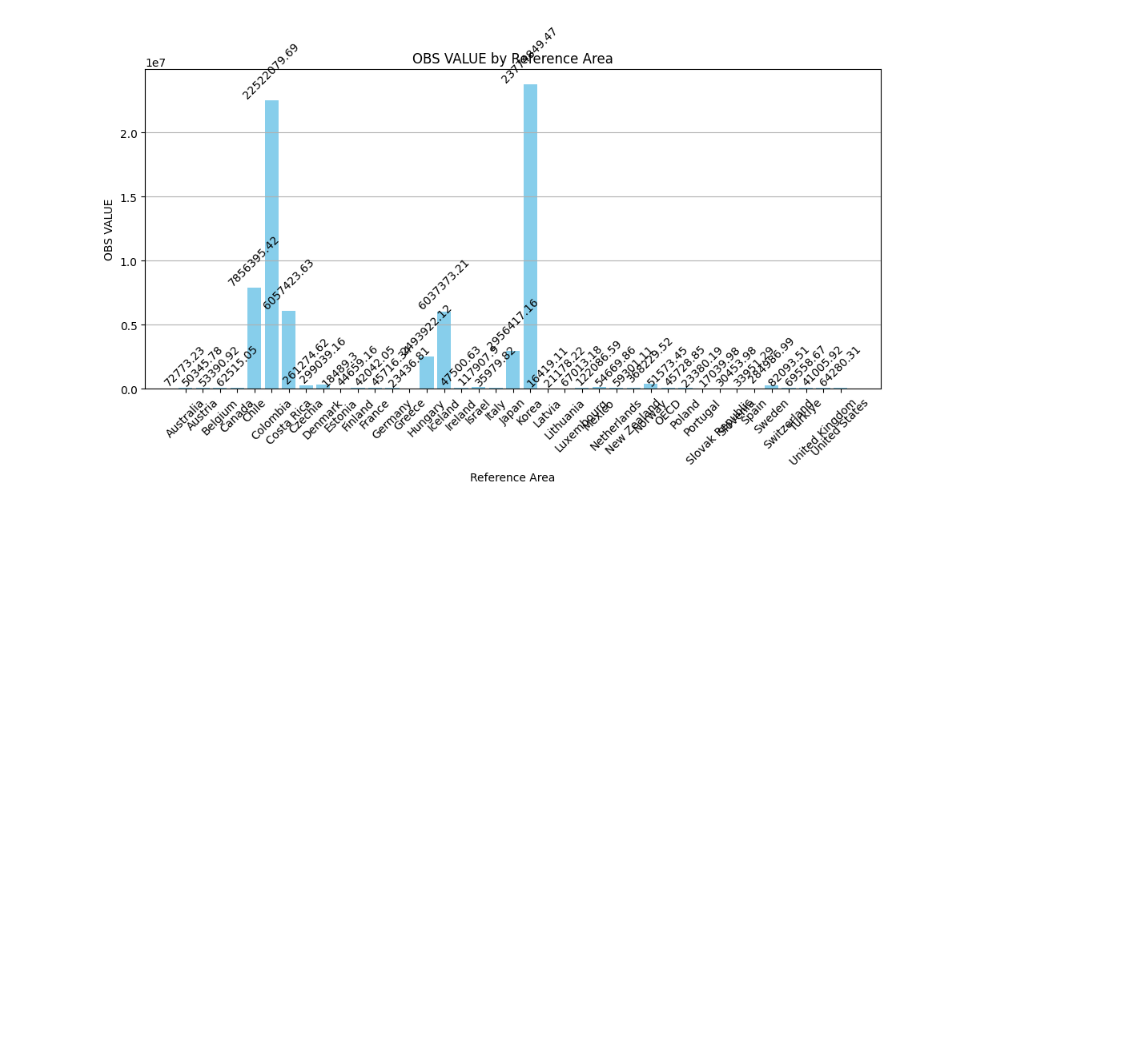
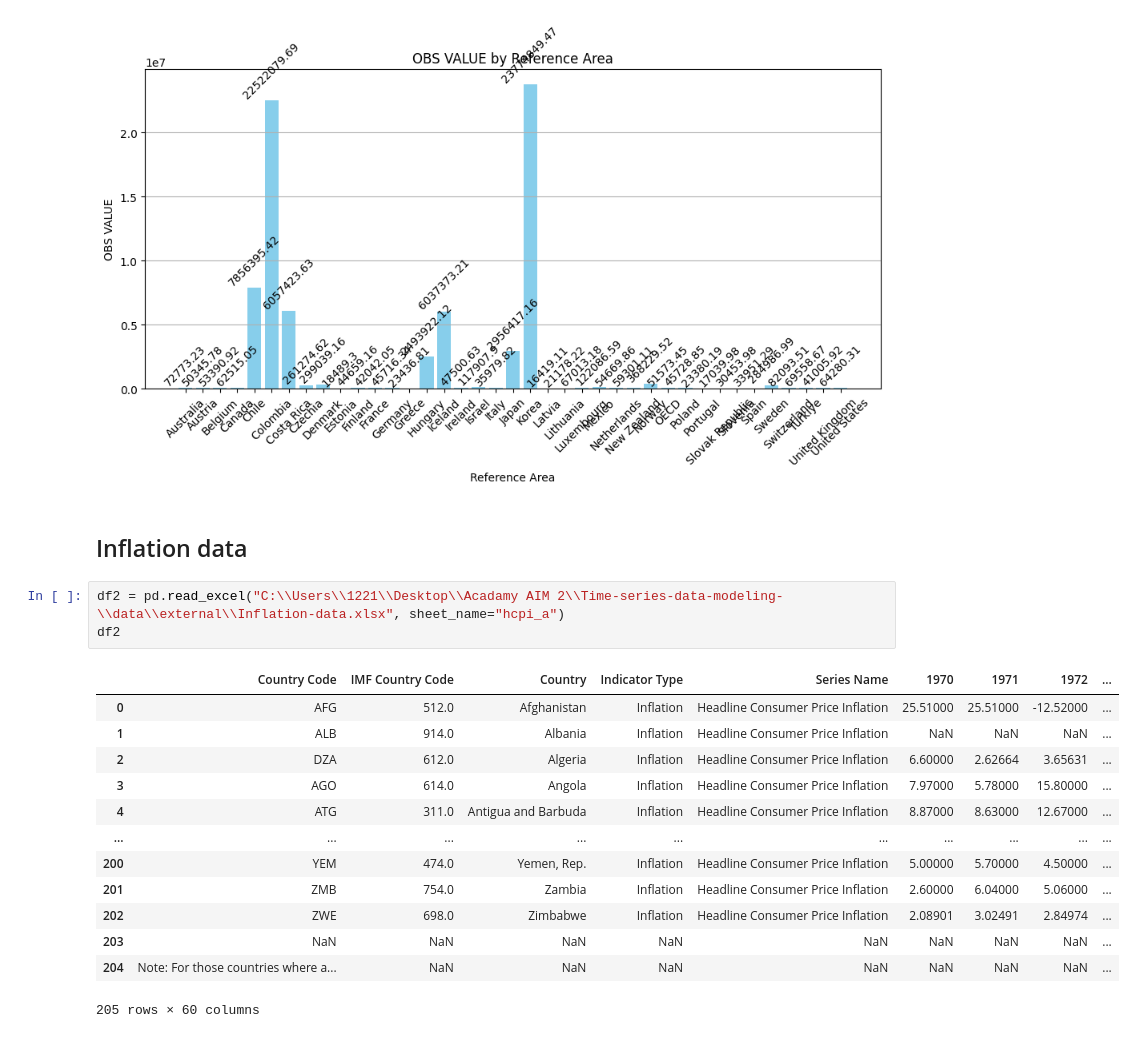
Before and after one commit to DegaregeN/Time-series-data-modeling-, a Jupyter notebook: notebooks/01-data-preprocessing.ipynb, the cells around one changed output. Drawn from its saved outputs; the diff is of its cells as text; blank space fills up the shorter version.

```diff
--- a/notebooks/01-data-preprocessing.ipynb
+++ b/notebooks/01-data-preprocessing.ipynb
@@ -235,3 +235,22 @@ plt.tight_layout()
 plt.show()
 # %% [output]
 [figure]
+# %% [markdown]
+## Inflation data
+# %%
+df2 = pd.read_excel("C:\\Users\\1221\\Desktop\\Acadamy AIM 2\\Time-series-data-modeling-\\data\\external\\Inflation-data.xlsx", sheet_name="hcpi_a")
+df2
+# %% [output]
+|  | Country Code | IMF Country Code | Country | Indicator Type | Series Name | 1970 | 1971 | 1972 | ... |
+| 0 | AFG | 512.0 | Afghanistan | Inflation | Headline Consumer Price Inflation | 25.51000 | 25.51000 | -12.52000 | ... |
+| 1 | ALB | 914.0 | Albania | Inflation | Headline Consumer Price Inflation | NaN | NaN | NaN | ... |
+| 2 | DZA | 612.0 | Algeria | Inflation | Headline Consumer Price Inflation | 6.60000 | 2.62664 | 3.65631 | ... |
+| 3 | AGO | 614.0 | Angola | Inflation | Headline Consumer Price Inflation | 7.97000 | 5.78000 | 15.80000 | ... |
+| 4 | ATG | 311.0 | Antigua and Barbuda | Inflation | Headline Consumer Price Inflation | 8.87000 | 8.63000 | 12.67000 | ... |
+| ... | ... | ... | ... | ... | ... | ... | ... | ... | ... |
+| 200 | YEM | 474.0 | Yemen, Rep. | Inflation | Headline Consumer Price Inflation | 5.00000 | 5.70000 | 4.50000 | ... |
+| 201 | ZMB | 754.0 | Zambia | Inflation | Headline Consumer Price Inflation | 2.60000 | 6.04000 | 5.06000 | ... |
+| 202 | ZWE | 698.0 | Zimbabwe | Inflation | Headline Consumer Price Inflation | 2.08901 | 3.02491 | 2.84974 | ... |
+| 203 | NaN | NaN | NaN | NaN | NaN | NaN | NaN | NaN | ... |
+| 204 | Note: For those countries where a... | NaN | NaN | NaN | NaN | NaN | NaN | NaN | ... |
+205 rows × 60 columns
```
Also changed, not shown: parts of 2 cells of this notebook.
